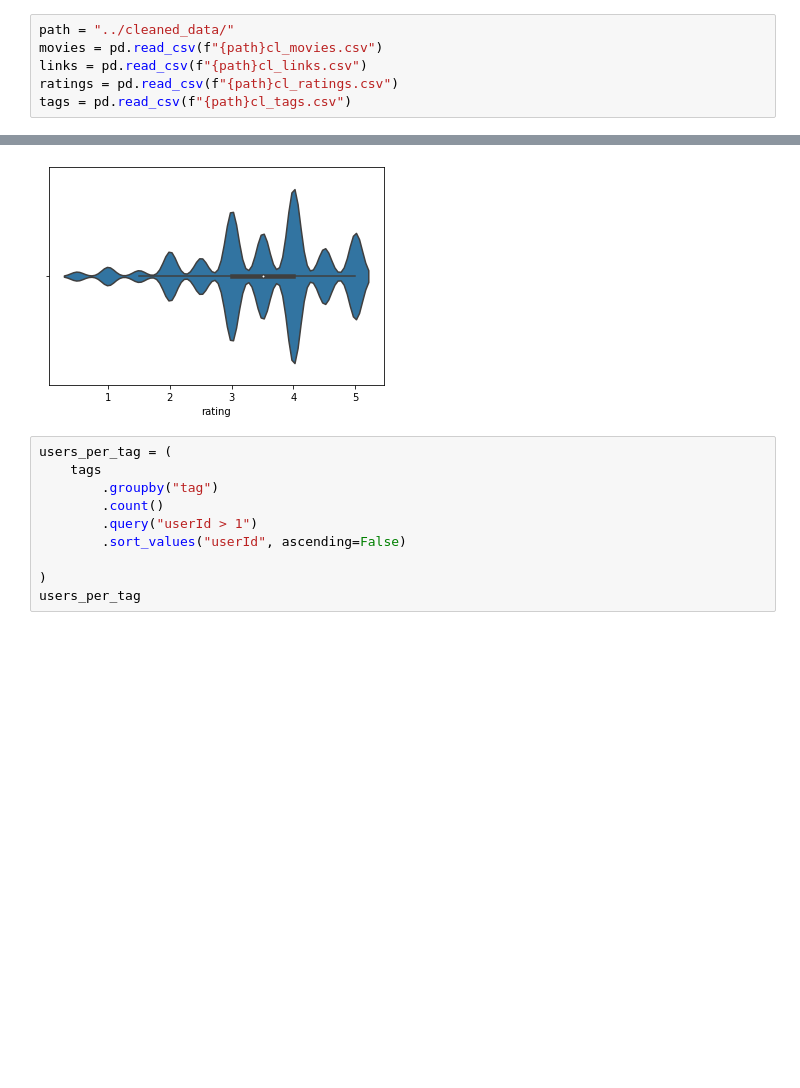
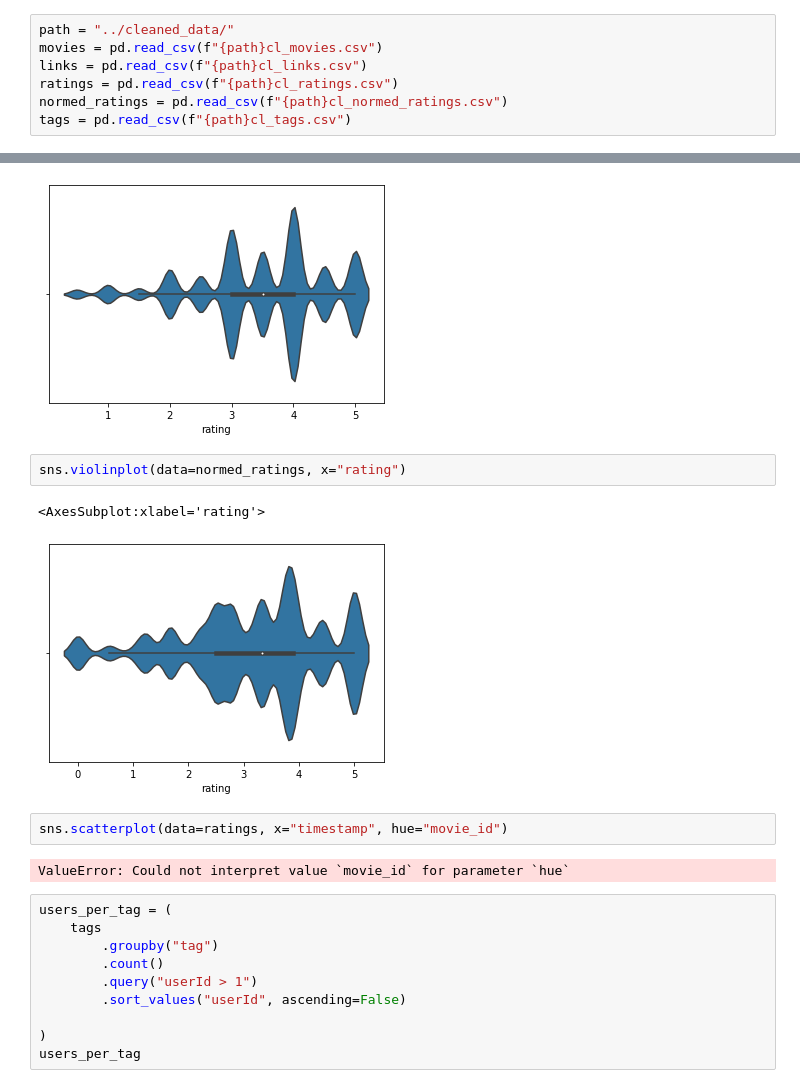
Before and after one commit to Simo-Z/movie_recommendation, a Jupyter notebook: scripts/data_exploration.ipynb, the cells around one changed output, grey strips where cells are left out. Cells and saved outputs as stored; diff of their text form; blank space fills up the shorter version.

```diff
--- a/scripts/data_exploration.ipynb
+++ b/scripts/data_exploration.ipynb
@@ -9,5 +9,6 @@ path = "../cleaned_data/"
 movies = pd.read_csv(f"{path}cl_movies.csv")
 links = pd.read_csv(f"{path}cl_links.csv")
 ratings = pd.read_csv(f"{path}cl_ratings.csv")
+normed_ratings = pd.read_csv(f"{path}cl_normed_ratings.csv")
 tags = pd.read_csv(f"{path}cl_tags.csv")
 # %%
@@ -48,6 +49,15 @@ sns.violinplot(ratings["rating"], title="Hist of Movie Ratings")
 # %% [output]
 <AxesSubplot:xlabel='rating'>
 [figure]
+# %%
+sns.violinplot(data=normed_ratings, x="rating")
+# %% [output]
+<AxesSubplot:xlabel='rating'>
+[figure, added]
+# %%
+sns.scatterplot(data=ratings, x="timestamp", hue="movie_id")
+# %% [output]
+ValueError: Could not interpret value `movie_id` for parameter `hue`
 # %%
 users_per_tag = (
     tags
```
Also changed, not shown: parts of 1 cell of this notebook, 28 other files.
